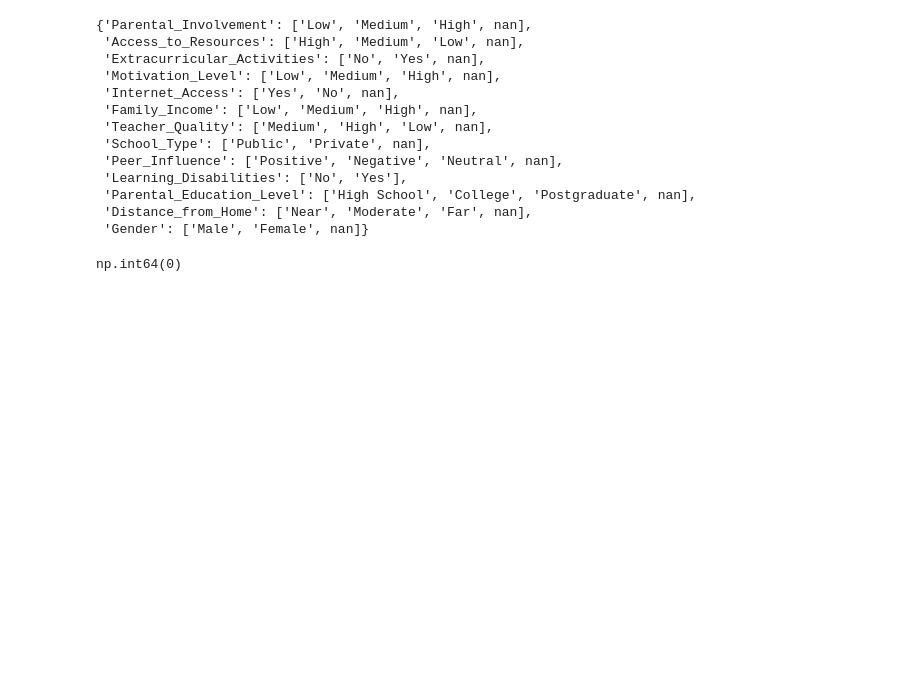
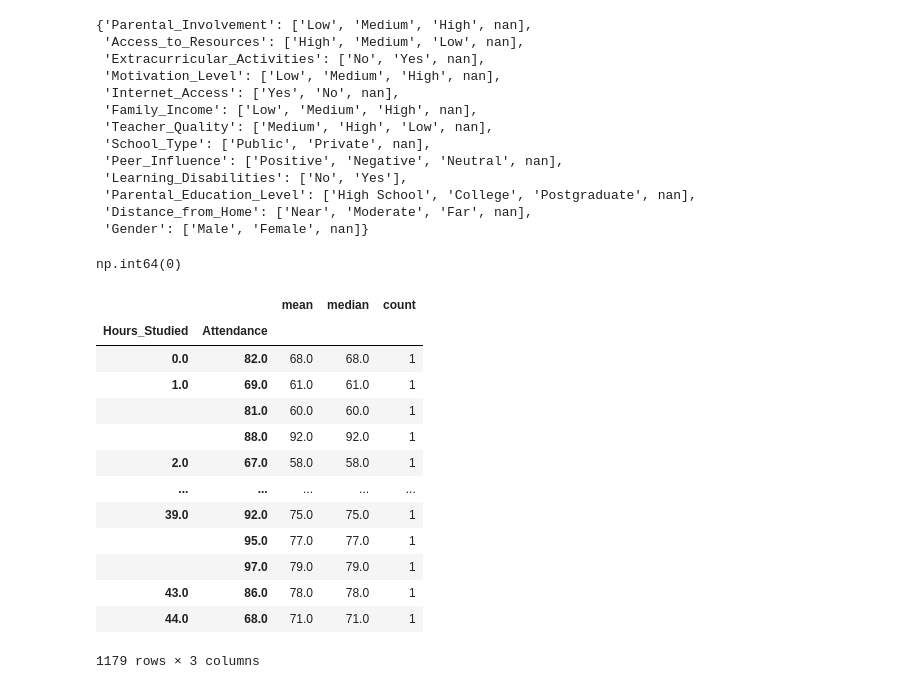
Before and after one commit to ocamporuiznicolas-ux/Proyecto-Final-Progra-2, a Jupyter notebook: notebooks/limpiezaDatos.ipynb, the cells around one changed output. Saved outputs shown, nothing was run; the diff lists cells and outputs as text; code cells hidden in the pictures; blank space fills up the shorter version.

```diff
--- a/notebooks/limpiezaDatos.ipynb
+++ b/notebooks/limpiezaDatos.ipynb
@@ -245,3 +245,20 @@ Passing `palette` without assigning `hue` is deprecated and will be removed in v
 df.duplicated().sum()
 # %% [output]
 np.int64(0)
+# %%
+df.groupby(["Hours_Studied", "Attendance"])["Exam_Score"].agg(    ["mean", "median", "count"])
+# %% [output]
+|  |  | mean | median | count |
+| Hours_Studied | Attendance |  |  |  |
+| 0.0 | 82.0 | 68.0 | 68.0 | 1 |
+| 1.0 | 69.0 | 61.0 | 61.0 | 1 |
+|  | 81.0 | 60.0 | 60.0 | 1 |
+|  | 88.0 | 92.0 | 92.0 | 1 |
+| 2.0 | 67.0 | 58.0 | 58.0 | 1 |
+| ... | ... | ... | ... | ... |
+| 39.0 | 92.0 | 75.0 | 75.0 | 1 |
+|  | 95.0 | 77.0 | 77.0 | 1 |
+|  | 97.0 | 79.0 | 79.0 | 1 |
+| 43.0 | 86.0 | 78.0 | 78.0 | 1 |
+| 44.0 | 68.0 | 71.0 | 71.0 | 1 |
+1179 rows × 3 columns
```
Also changed, not shown: parts of 5 cells of this notebook.
